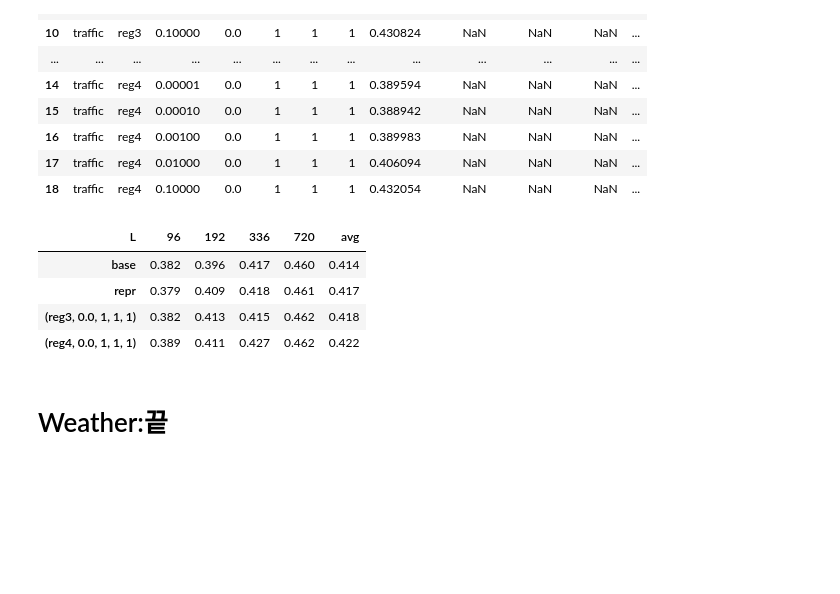
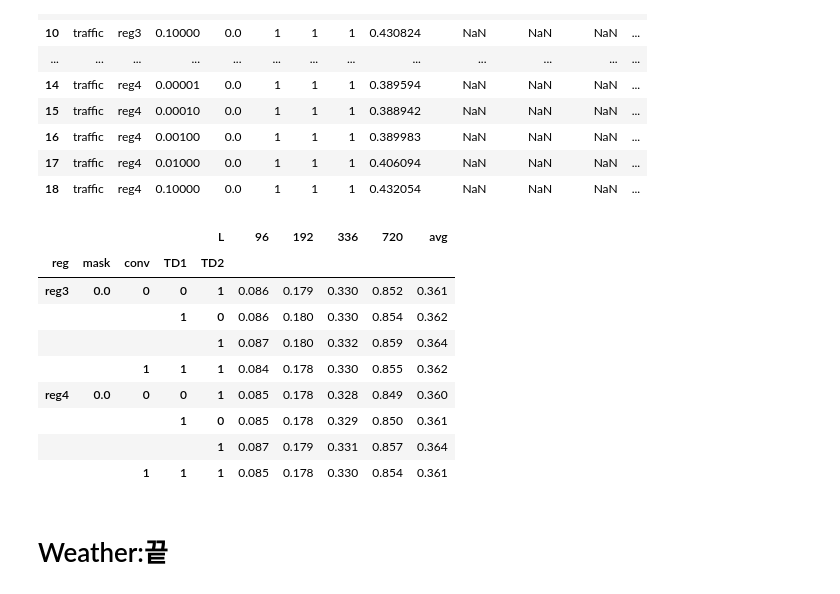
Before and after one commit to seunghan96/comats, a Jupyter notebook: results.ipynb, the cells around one changed output. Saved outputs shown, nothing was run; the diff lists cells and outputs as text; code cells hidden in the pictures; blank space fills up the shorter version.

```diff
--- a/results.ipynb
+++ b/results.ipynb
@@ -417,16 +397,22 @@ df
 | 18 | traffic | reg4 | 0.10000 | 0.0 | 1 | 1 | 1 | 0.432054 | NaN | NaN | NaN | ... |
 # %%
 traffic = df.groupby(['reg','mask','conv','TD1','TD2']).min()[[96,192,336,720]]
-traffic.loc['base'] = [0.382,0.396,0.417,0.460]
-traffic.loc['repr'] = [0.379,0.409,0.418,0.461]
+#traffic.loc['base'] = [0.382,0.396,0.417,0.460]
+#traffic.loc['repr'] = [0.379,0.409,0.418,0.461]
 traffic['avg'] = traffic.mean(axis=1)
-traffic.sort_values('avg').round(3)
+#traffic.sort_values('avg').round(3)
+traffic.round(3)
 # %% [output]
-| L | 96 | 192 | 336 | 720 | avg |
-| base | 0.382 | 0.396 | 0.417 | 0.460 | 0.414 |
-| repr | 0.379 | 0.409 | 0.418 | 0.461 | 0.417 |
-| (reg3, 0.0, 1, 1, 1) | 0.382 | 0.413 | 0.415 | 0.462 | 0.418 |
-| (reg4, 0.0, 1, 1, 1) | 0.389 | 0.411 | 0.427 | 0.462 | 0.422 |
+|  |  |  |  | L | 96 | 192 | 336 | 720 | avg |
+| reg | mask | conv | TD1 | TD2 |  |  |  |  |  |
+| reg3 | 0.0 | 0 | 0 | 1 | 0.086 | 0.179 | 0.330 | 0.852 | 0.361 |
+|  |  |  | 1 | 0 | 0.086 | 0.180 | 0.330 | 0.854 | 0.362 |
+|  |  |  |  | 1 | 0.087 | 0.180 | 0.332 | 0.859 | 0.364 |
+|  |  | 1 | 1 | 1 | 0.084 | 0.178 | 0.330 | 0.855 | 0.362 |
+| reg4 | 0.0 | 0 | 0 | 1 | 0.085 | 0.178 | 0.328 | 0.849 | 0.360 |
+|  |  |  | 1 | 0 | 0.085 | 0.178 | 0.329 | 0.850 | 0.361 |
+|  |  |  |  | 1 | 0.087 | 0.179 | 0.331 | 0.857 | 0.364 |
+|  |  | 1 | 1 | 1 | 0.085 | 0.178 | 0.330 | 0.854 | 0.361 |
 # %% [markdown]
 # Weather:끝
 # %%
```
Also changed, not shown: parts of 10 cells of this notebook, 9 other files.
